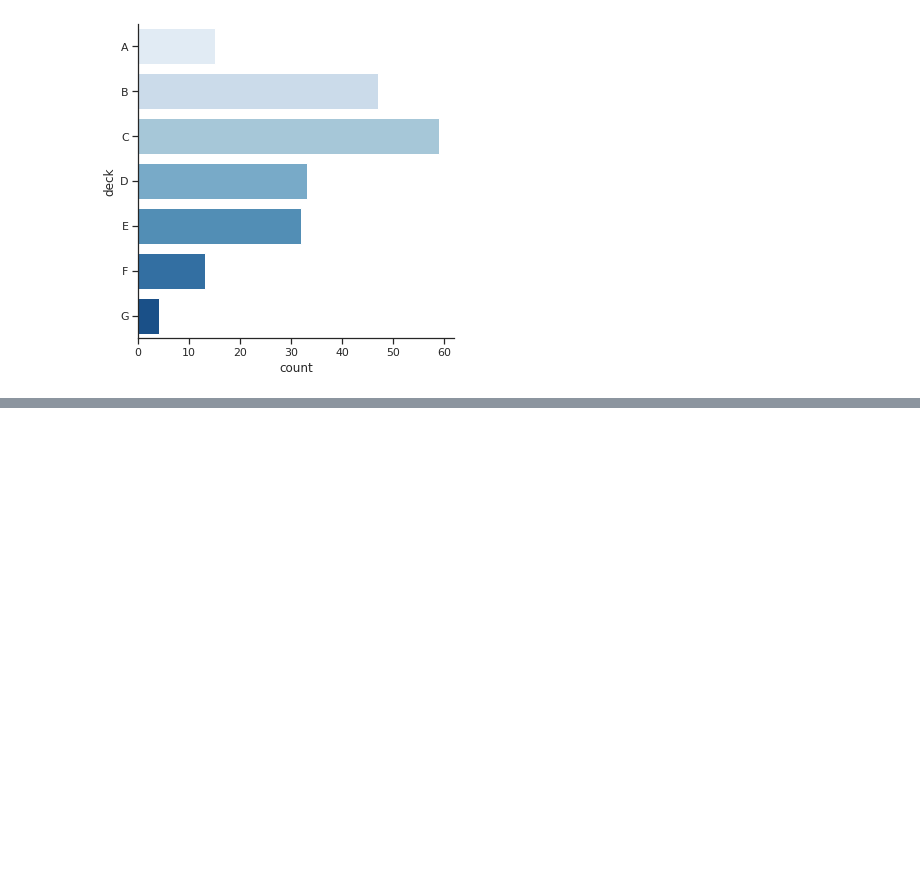
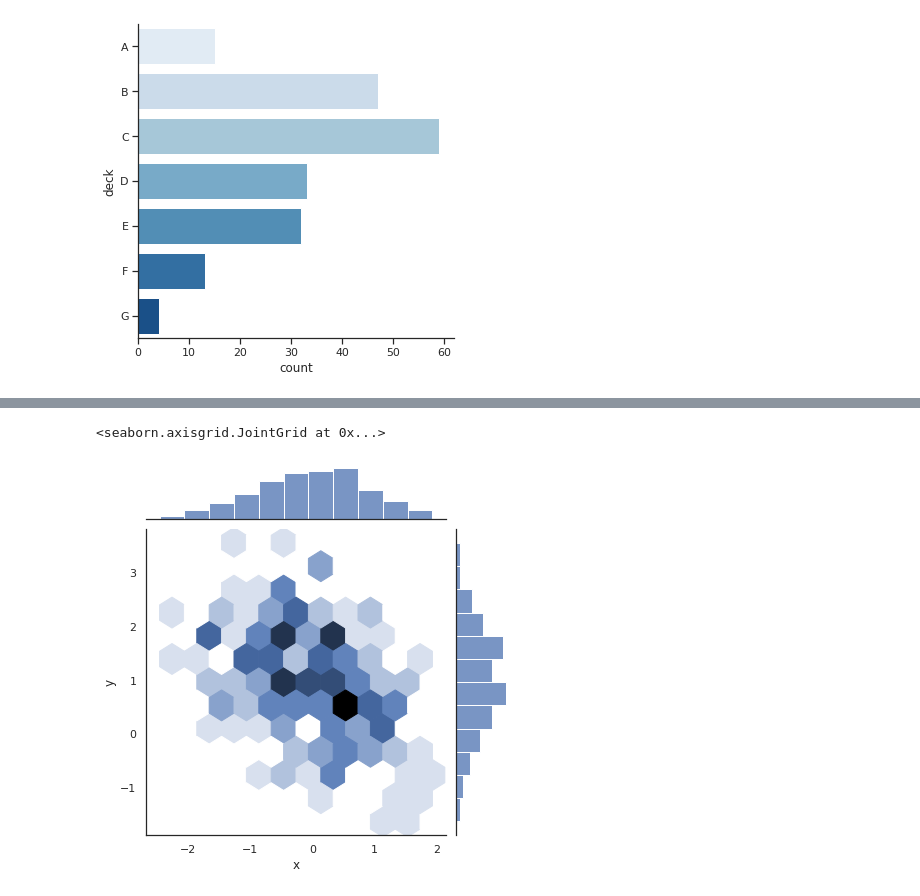
Before and after one commit to JSzczpin/Kurs, a Jupyter notebook: Dane.ipynb, the cells around one changed output, grey strips where cells are left out. Cells and saved outputs as stored; diff of their text form; code cells hidden in the pictures; blank space fills up the shorter version.

```diff
--- a/Dane.ipynb
+++ b/Dane.ipynb
@@ -154,0 +157,4 @@ sns.catplot(data=df,y='deck',kind='count',palette='Blues')
+# %%
+df = np.random.multivariate_normal(mean=[0,1], cov=[(1,-0.4),(-0.4,1)],size=200)
+df= pd.DataFrame(df,columns=['x','y'])
+df.head()
@@ -154,0 +180,6 @@ sns.catplot(data=df,y='deck',kind='count',palette='Blues')
+# %%
+sns.set(style='white')
+sns.jointplot(data=df, x='x', y='y',kind='hex')
+# %% [output]
+<seaborn.axisgrid.JointGrid at 0x...>
+[figure, added]
```
Also changed, not shown: parts of 4 cells of this notebook.
